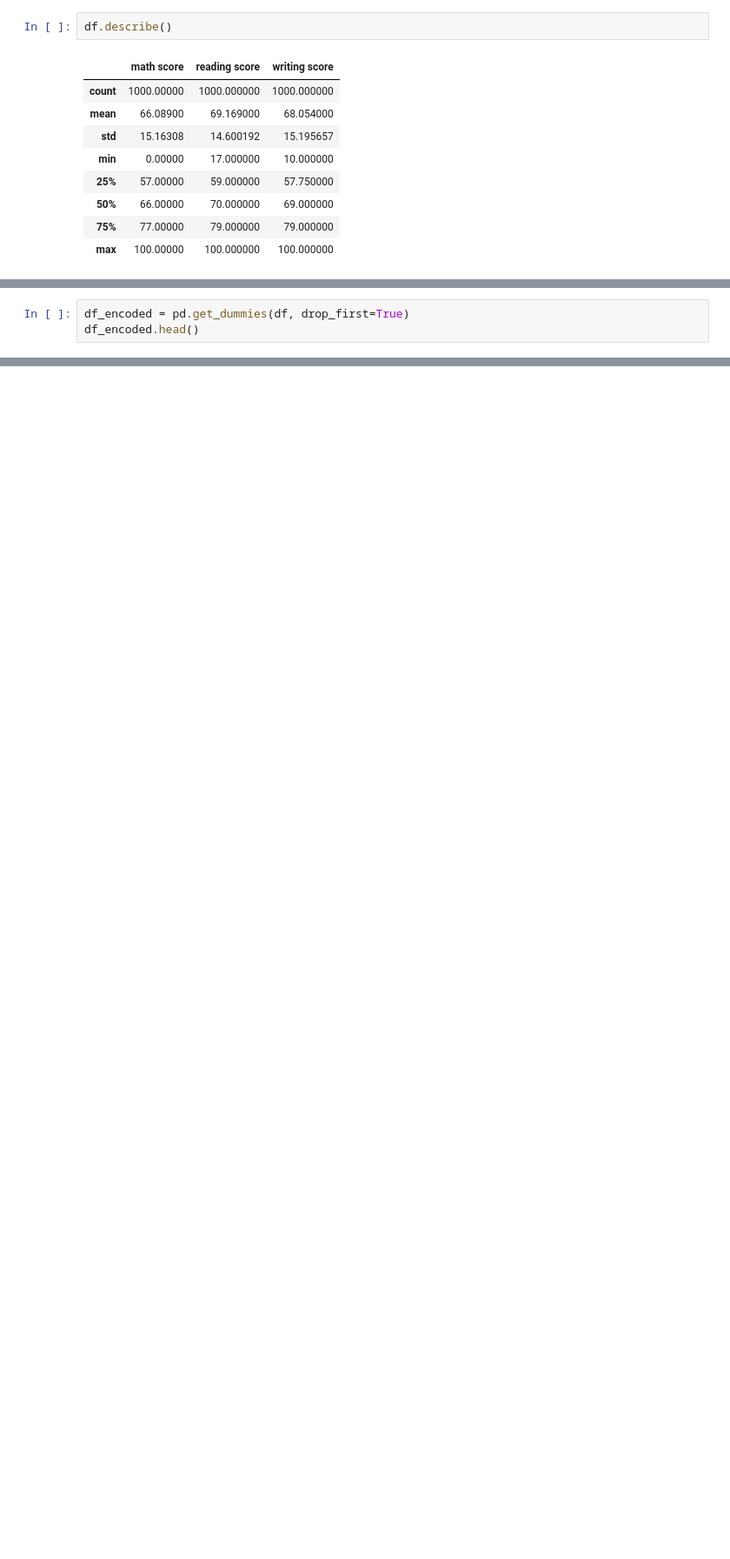
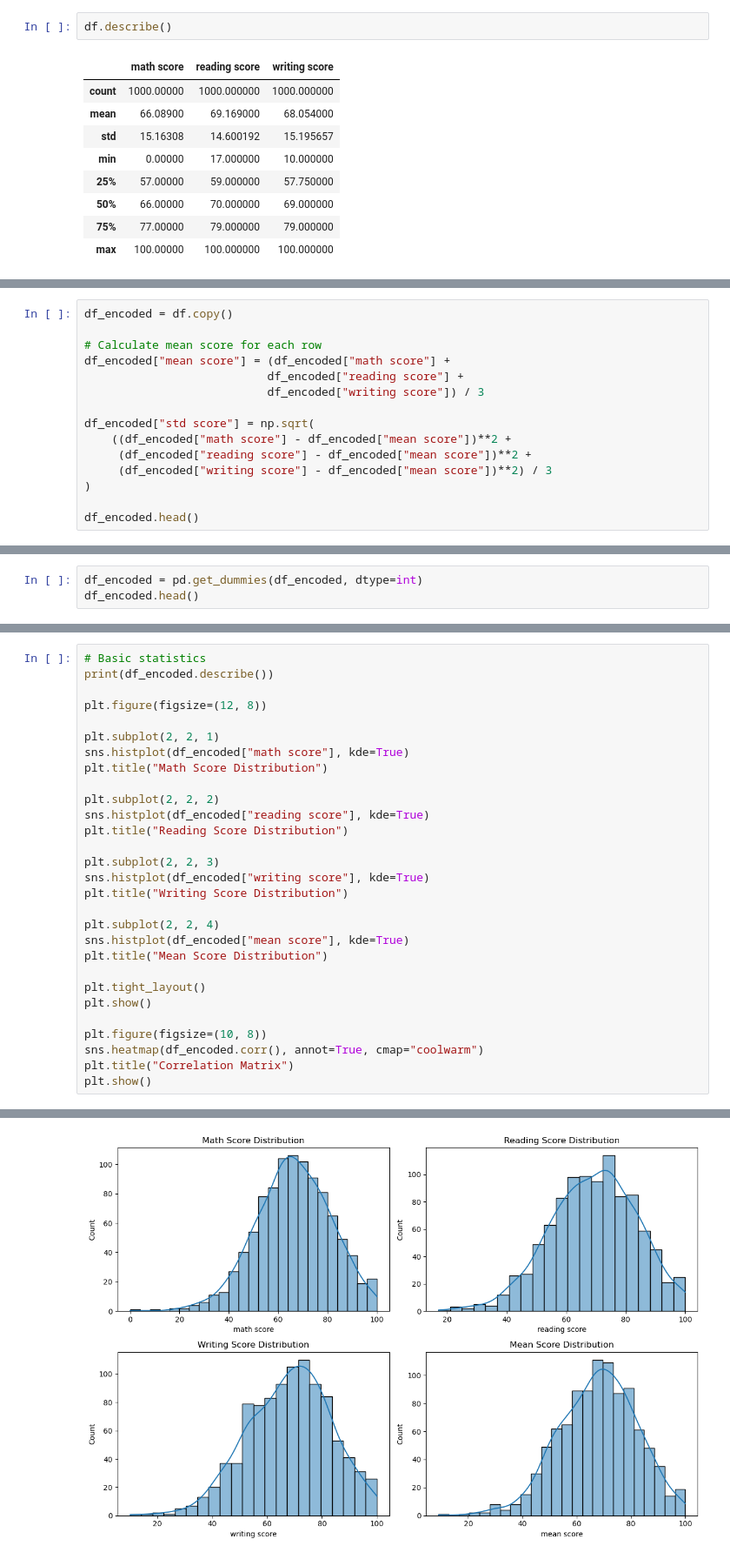
Before and after one commit to NIU1705899/kaggle_1705899, a Jupyter notebook: cas_kaggle.ipynb, the cells around one changed output, grey strips where cells are left out. Shown at 87% size. Saved outputs shown, nothing was run; the diff lists cells and outputs as text; blank space fills up the shorter version.

```diff
--- a/cas_kaggle.ipynb
+++ b/cas_kaggle.ipynb
@@ -57,4 +54,16 @@ plt.show()
 # %%
-df_encoded = pd.get_dummies(df, drop_first=True)
+df_encoded = df.copy()
+
+# Calculate mean score for each row
+df_encoded["mean score"] = (df_encoded["math score"] +
+                           df_encoded["reading score"] +
+                           df_encoded["writing score"]) / 3
+
+df_encoded["std score"] = np.sqrt(
+    ((df_encoded["math score"] - df_encoded["mean score"])**2 +
+     (df_encoded["reading score"] - df_encoded["mean score"])**2 +
+     (df_encoded["writing score"] - df_encoded["mean score"])**2) / 3
+)
+
 df_encoded.head()
 # %% [output]
@@ -66,0 +76,3 @@ df_encoded.head()
+# %%
+df_encoded = pd.get_dummies(df_encoded, dtype=int)
+df_encoded.head()
@@ -66,0 +87,30 @@ df_encoded.head()
+# %%
+# Basic statistics
+print(df_encoded.describe())
+
+plt.figure(figsize=(12, 8))
+
+plt.subplot(2, 2, 1)
+sns.histplot(df_encoded["math score"], kde=True)
+plt.title("Math Score Distribution")
+
+plt.subplot(2, 2, 2)
+sns.histplot(df_encoded["reading score"], kde=True)
+plt.title("Reading Score Distribution")
+
+plt.subplot(2, 2, 3)
+sns.histplot(df_encoded["writing score"], kde=True)
+plt.title("Writing Score Distribution")
+
+plt.subplot(2, 2, 4)
+sns.histplot(df_encoded["mean score"], kde=True)
+plt.title("Mean Score Distribution")
+
+plt.tight_layout()
+plt.show()
+
+plt.figure(figsize=(10, 8))
+sns.heatmap(df_encoded.corr(), annot=True, cmap="coolwarm")
+plt.title("Correlation Matrix")
+plt.show()
+# %% [output]
@@ -66,0 +134 @@ df_encoded.head()
+[figure, added]
```
Also changed, not shown: parts of 8 cells of this notebook.
